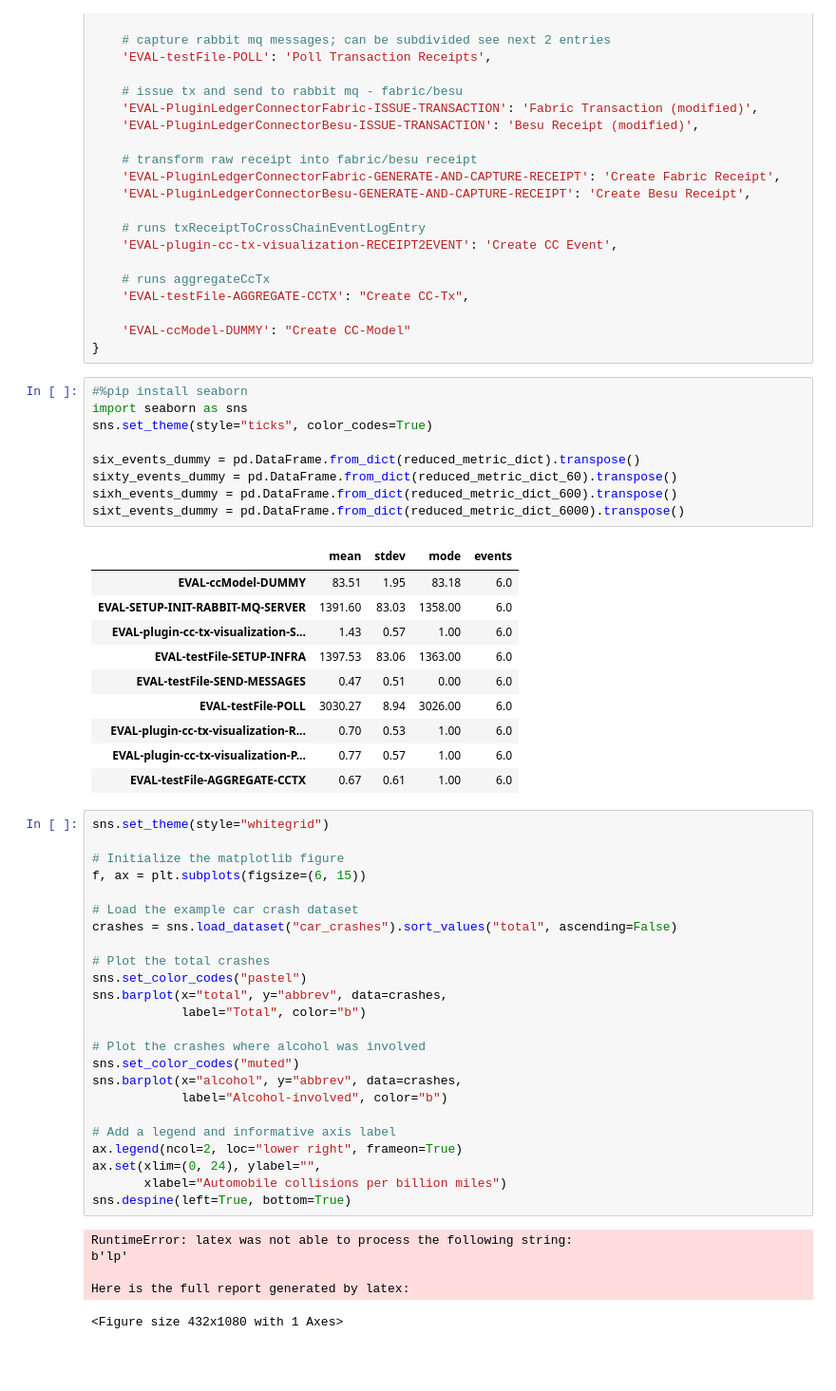
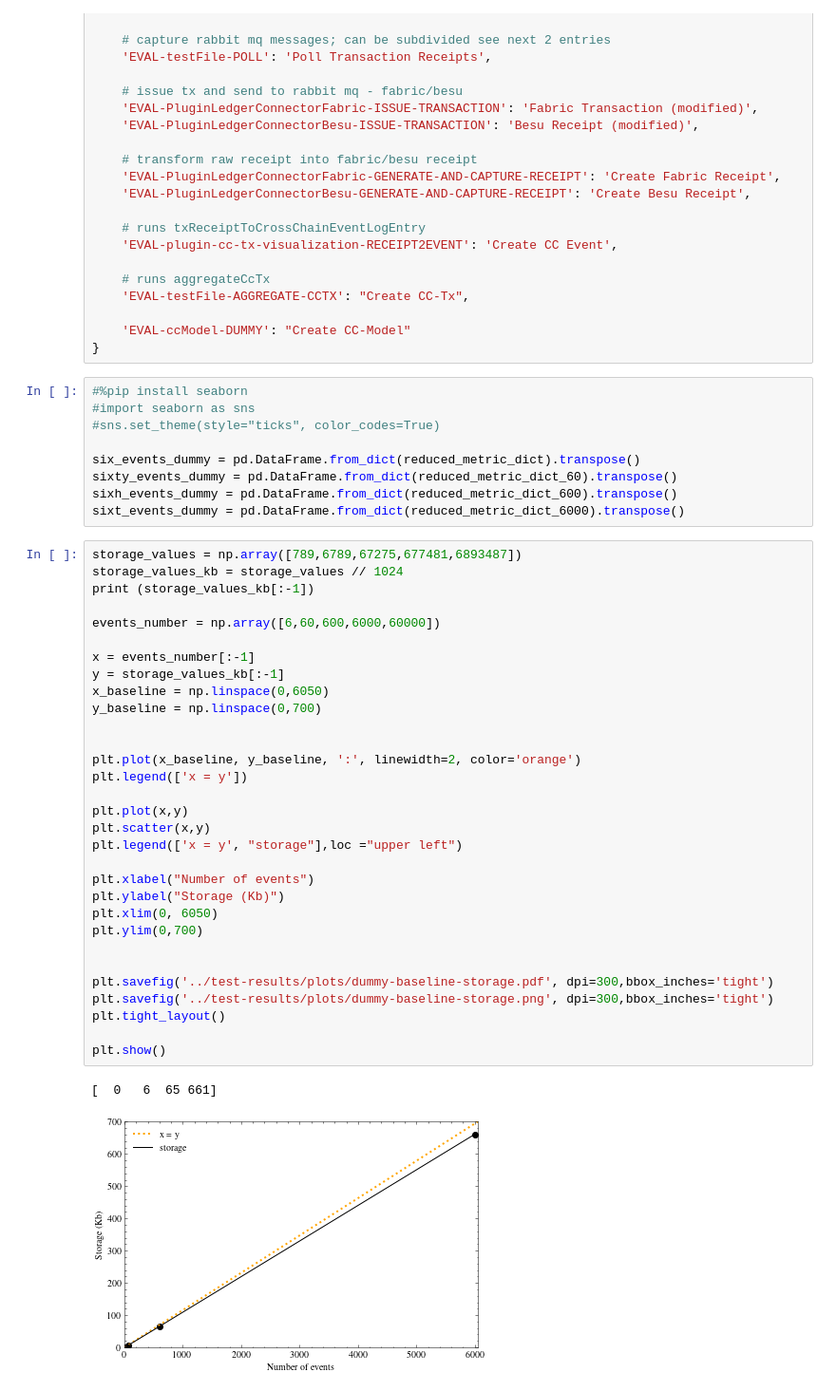
Before and after one commit to brunoffmateus/blockchain-integration-framework, a Jupyter notebook: packages/cactus-plugin-cc-tx-visualization/src/main/python/generate-plot-dummy-all-events.ipynb, the cells around one changed output. Shown: that part at 95% size. Drawn from its saved outputs; the diff is of its cells as text; blank space fills up the shorter version.

Commit message:
test(cctxviz): testing framework
Signed-off-by: Rafael Belchior <rafael.belchior@tecnico.ulisboa.pt>

```diff
--- a/packages/cactus-plugin-cc-tx-visualization/src/main/python/generate-plot-dummy-all-events.ipynb
+++ b/packages/cactus-plugin-cc-tx-visualization/src/main/python/generate-plot-dummy-all-events.ipynb
@@ -324,51 +325,44 @@ mapper = {
 }
 # %%
 #%pip install seaborn
-import seaborn as sns
-sns.set_theme(style="ticks", color_codes=True)
+#import seaborn as sns
+#sns.set_theme(style="ticks", color_codes=True)
 
 six_events_dummy = pd.DataFrame.from_dict(reduced_metric_dict).transpose()
 sixty_events_dummy = pd.DataFrame.from_dict(reduced_metric_dict_60).transpose()
 sixh_events_dummy = pd.DataFrame.from_dict(reduced_metric_dict_600).transpose()
 sixt_events_dummy = pd.DataFrame.from_dict(reduced_metric_dict_6000).transpose()
-# %% [output]
-|  | mean | stdev | mode | events |
-| EVAL-ccModel-DUMMY | 83.51 | 1.95 | 83.18 | 6.0 |
-| EVAL-SETUP-INIT-RABBIT-MQ-SERVER | 1391.60 | 83.03 | 1358.00 | 6.0 |
-| EVAL-plugin-cc-tx-visualization-S... | 1.43 | 0.57 | 1.00 | 6.0 |
-| EVAL-testFile-SETUP-INFRA | 1397.53 | 83.06 | 1363.00 | 6.0 |
-| EVAL-testFile-SEND-MESSAGES | 0.47 | 0.51 | 0.00 | 6.0 |
-| EVAL-testFile-POLL | 3030.27 | 8.94 | 3026.00 | 6.0 |
-| EVAL-plugin-cc-tx-visualization-R... | 0.70 | 0.53 | 1.00 | 6.0 |
-| EVAL-plugin-cc-tx-visualization-P... | 0.77 | 0.57 | 1.00 | 6.0 |
-| EVAL-testFile-AGGREGATE-CCTX | 0.67 | 0.61 | 1.00 | 6.0 |
-# %%
-sns.set_theme(style="whitegrid")
-
-# Initialize the matplotlib figure
-f, ax = plt.subplots(figsize=(6, 15))
-
-# Load the example car crash dataset
-crashes = sns.load_dataset("car_crashes").sort_values("total", ascending=False)
-
-# Plot the total crashes
-sns.set_color_codes("pastel")
-sns.barplot(x="total", y="abbrev", data=crashes,
-            label="Total", color="b")
-
-# Plot the crashes where alcohol was involved
-sns.set_color_codes("muted")
-sns.barplot(x="alcohol", y="abbrev", data=crashes,
-            label="Alcohol-involved", color="b")
-
-# Add a legend and informative axis label
-ax.legend(ncol=2, loc="lower right", frameon=True)
-ax.set(xlim=(0, 24), ylabel="",
-       xlabel="Automobile collisions per billion miles")
-sns.despine(left=True, bottom=True)
-# %% [output]
-RuntimeError: latex was not able to process the following string:
-b'lp'
-
-Here is the full report generated by latex:
-<Figure size 432x1080 with 1 Axes>
+# %%
+storage_values = np.array([789,6789,67275,677481,6893487])
+storage_values_kb = storage_values // 1024
+print (storage_values_kb[:-1])
+
+events_number = np.array([6,60,600,6000,60000])
+
+x = events_number[:-1]
+y = storage_values_kb[:-1]
+x_baseline = np.linspace(0,6050)
+y_baseline = np.linspace(0,700)
+
+
+plt.plot(x_baseline, y_baseline, ':', linewidth=2, color='orange')
+plt.legend(['x = y'])
+
+plt.plot(x,y)
+plt.scatter(x,y)
+plt.legend(['x = y', "storage"],loc ="upper left")
+
+plt.xlabel("Number of events")
+plt.ylabel("Storage (Kb)")
+plt.xlim(0, 6050)
+plt.ylim(0,700)
+
+
+plt.savefig('../test-results/plots/dummy-baseline-storage.pdf', dpi=300,bbox_inches='tight')
+plt.savefig('../test-results/plots/dummy-baseline-storage.png', dpi=300,bbox_inches='tight')
+plt.tight_layout()
+
+plt.show()
+# %% [output]
+[  0   6  65 661]
+[figure, added]
```
Also changed, not shown: parts of 6 cells of this notebook, 11 other files.
